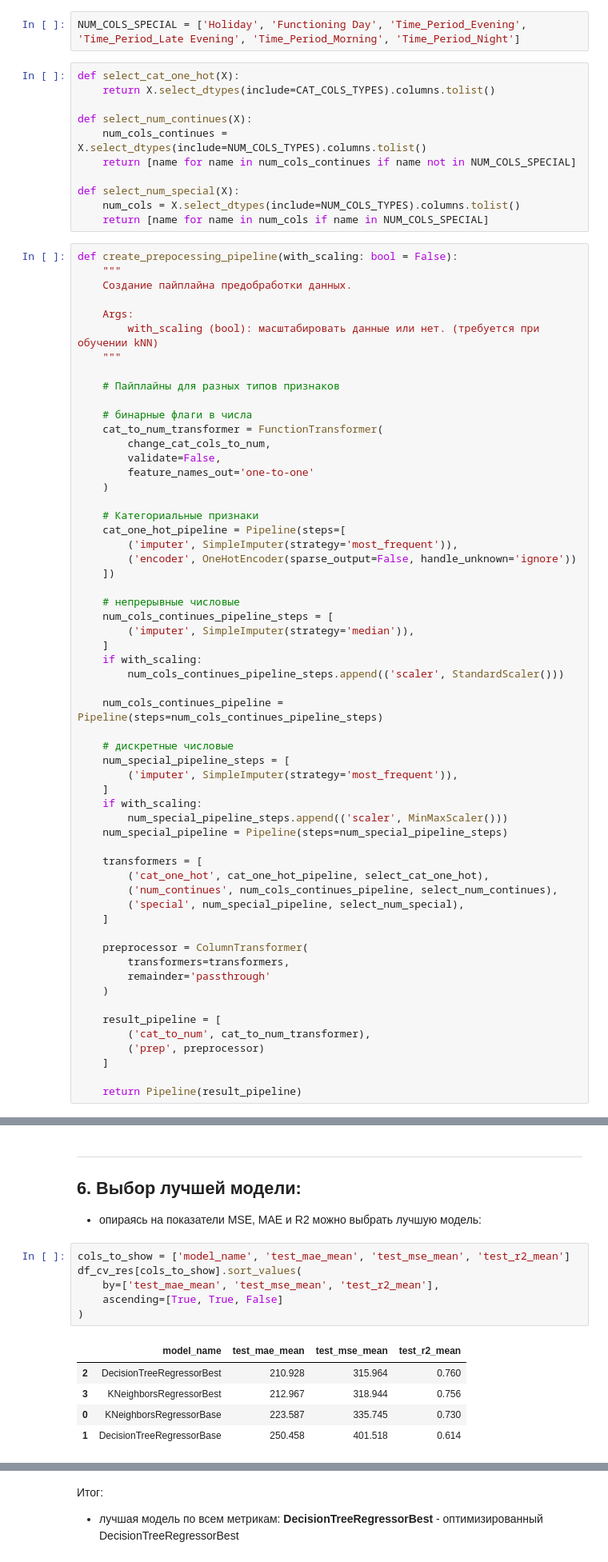
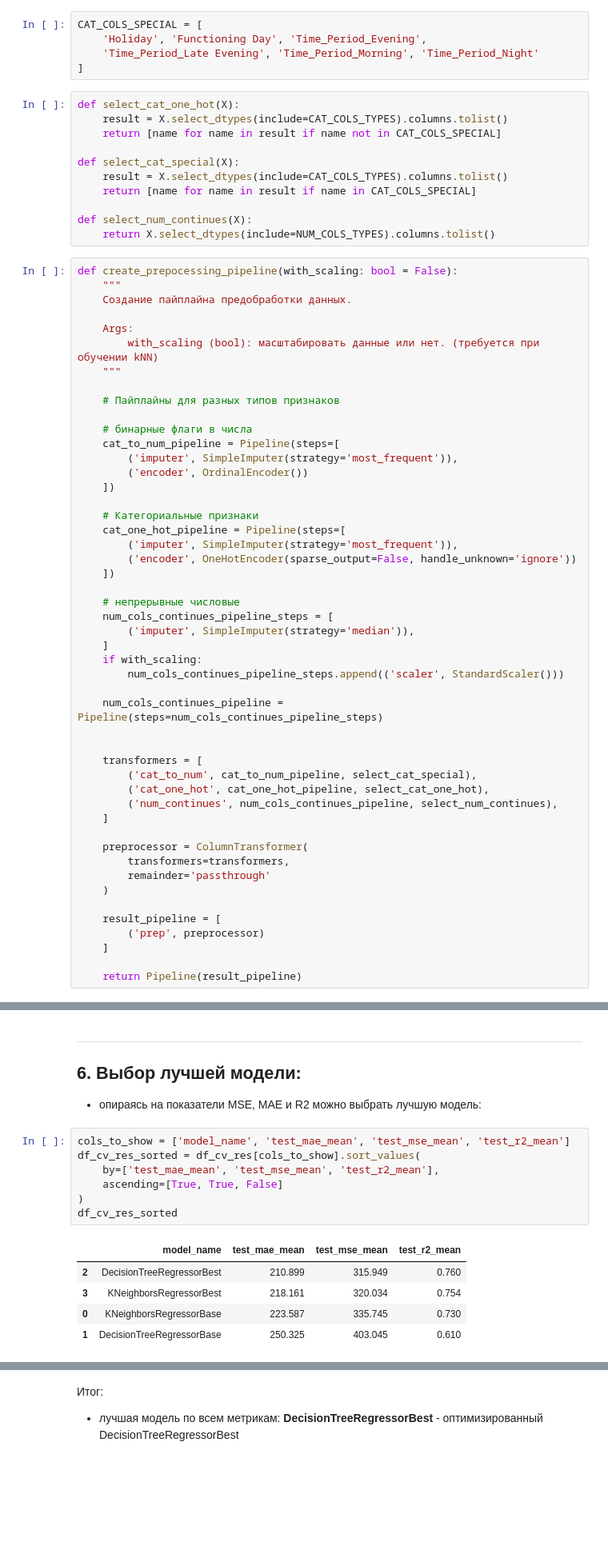
Before and after one commit to Plakhotniuk/practicum_ds, a Jupyter notebook: ml/decision_tree/project.ipynb, the cells around one changed output, grey strips where cells are left out. Shown at 80% size. Cells and saved outputs as stored; diff of their text form; blank space fills up the shorter version.

```diff
--- a/ml/decision_tree/project.ipynb
+++ b/ml/decision_tree/project.ipynb
@@ -664,18 +617,21 @@ def change_cat_cols_to_num(df: pd.DataFrame):
 # %% [markdown]
 #### Пайплайн предобработки данных
 # %%
-NUM_COLS_SPECIAL = ['Holiday', 'Functioning Day', 'Time_Period_Evening', 'Time_Period_Late Evening', 'Time_Period_Morning', 'Time_Period_Night']
+CAT_COLS_SPECIAL = [
+    'Holiday', 'Functioning Day', 'Time_Period_Evening',
+    'Time_Period_Late Evening', 'Time_Period_Morning', 'Time_Period_Night'
+]
 # %%
 def select_cat_one_hot(X):
-    return X.select_dtypes(include=CAT_COLS_TYPES).columns.tolist()
+    result = X.select_dtypes(include=CAT_COLS_TYPES).columns.tolist()
+    return [name for name in result if name not in CAT_COLS_SPECIAL]
+
+def select_cat_special(X):
+    result = X.select_dtypes(include=CAT_COLS_TYPES).columns.tolist()
+    return [name for name in result if name in CAT_COLS_SPECIAL]
 
 def select_num_continues(X):
-    num_cols_continues = X.select_dtypes(include=NUM_COLS_TYPES).columns.tolist()
-    return [name for name in num_cols_continues if name not in NUM_COLS_SPECIAL]
-
-def select_num_special(X):
-    num_cols = X.select_dtypes(include=NUM_COLS_TYPES).columns.tolist()
-    return [name for name in num_cols if name in NUM_COLS_SPECIAL]
+    return X.select_dtypes(include=NUM_COLS_TYPES).columns.tolist()
 # %%
 def create_prepocessing_pipeline(with_scaling: bool = False):
     """
@@ -688,11 +644,10 @@ def create_prepocessing_pipeline(with_scaling: bool = False):
     # Пайплайны для разных типов признаков
 
     # бинарные флаги в числа
-    cat_to_num_transformer = FunctionTransformer(
-        change_cat_cols_to_num,
-        validate=False,
-        feature_names_out='one-to-one'
-    )
+    cat_to_num_pipeline = Pipeline(steps=[
+        ('imputer', SimpleImputer(strategy='most_frequent')),
+        ('encoder', OrdinalEncoder())
+    ])
 
     # Категориальные признаки
     cat_one_hot_pipeline = Pipeline(steps=[
@@ -709,18 +664,11 @@ def create_prepocessing_pipeline(with_scaling: bool = False):
 
     num_cols_continues_pipeline = Pipeline(steps=num_cols_continues_pipeline_steps)
 
-    # дискретные числовые
-    num_special_pipeline_steps = [
-        ('imputer', SimpleImputer(strategy='most_frequent')),
-    ]
-    if with_scaling:
-        num_special_pipeline_steps.append(('scaler', MinMaxScaler()))
-    num_special_pipeline = Pipeline(steps=num_special_pipeline_steps)
 
     transformers = [
+        ('cat_to_num', cat_to_num_pipeline, select_cat_special),
         ('cat_one_hot', cat_one_hot_pipeline, select_cat_one_hot),
         ('num_continues', num_cols_continues_pipeline, select_num_continues),
-        ('special', num_special_pipeline, select_num_special),
     ]
 
     preprocessor = ColumnTransformer(
@@ -729,7 +677,6 @@ def create_prepocessing_pipeline(with_scaling: bool = False):
     )
 
     result_pipeline = [
-        ('cat_to_num', cat_to_num_transformer),
         ('prep', preprocessor)
     ]
 
@@ -1080,13 +1030,14 @@ KNeighborsRegressor:
 - опираясь на показатели MSE, MAE и R2 можно выбрать лучшую модель:
 # %%
 cols_to_show = ['model_name', 'test_mae_mean', 'test_mse_mean', 'test_r2_mean']
-df_cv_res[cols_to_show].sort_values(
+df_cv_res_sorted = df_cv_res[cols_to_show].sort_values(
     by=['test_mae_mean', 'test_mse_mean', 'test_r2_mean'],
     ascending=[True, True, False]
 )
+df_cv_res_sorted
 # %% [output]
 |  | model_name | test_mae_mean | test_mse_mean | test_r2_mean |
-| 2 | DecisionTreeRegressorBest | 210.928 | 315.964 | 0.760 |
-| 3 | KNeighborsRegressorBest | 212.967 | 318.944 | 0.756 |
+| 2 | DecisionTreeRegressorBest | 210.899 | 315.949 | 0.760 |
+| 3 | KNeighborsRegressorBest | 218.161 | 320.034 | 0.754 |
 | 0 | KNeighborsRegressorBase | 223.587 | 335.745 | 0.730 |
-| 1 | DecisionTreeRegressorBase | 250.458 | 401.518 | 0.614 |
+| 1 | DecisionTreeRegressorBase | 250.325 | 403.045 | 0.610 |
```
Also changed, not shown: parts of 32 cells of this notebook, 1 other file.
